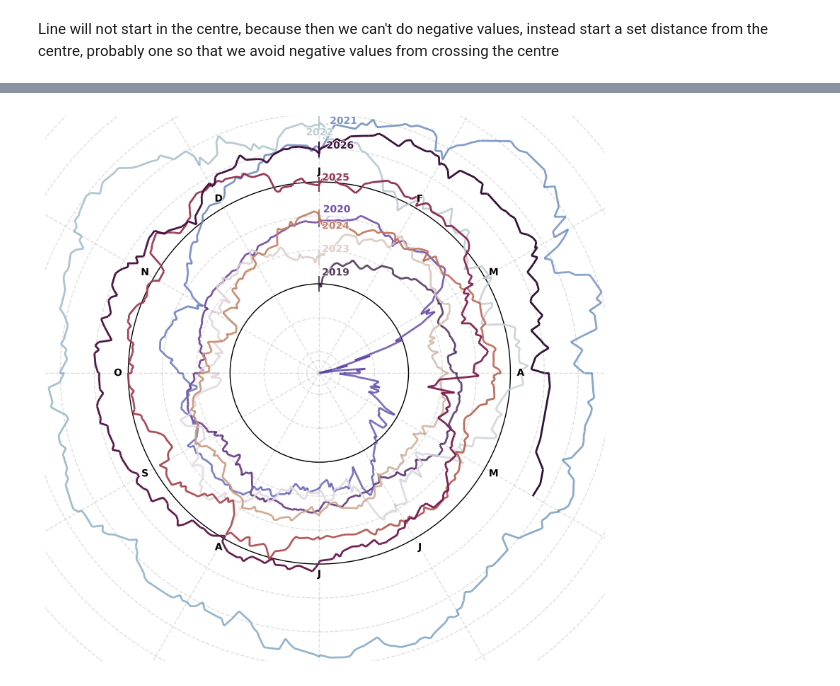
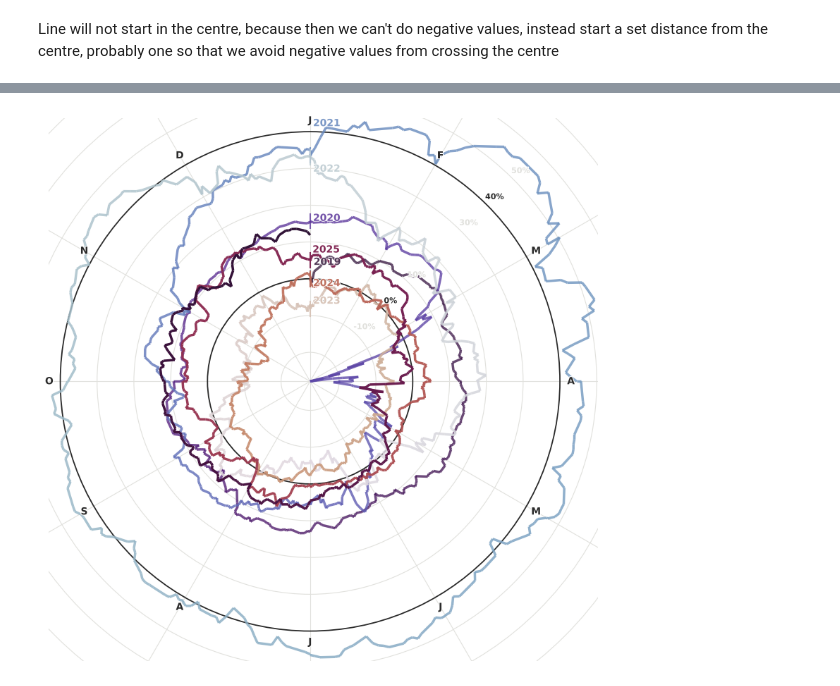
Before and after one commit to vinp505/DataViz, a Jupyter notebook: different_spiral.ipynb, the cells around one changed output, grey strips where cells are left out. Saved outputs shown, nothing was run; the diff lists cells and outputs as text; code cells hidden in the pictures.

Commit message:
Added percentage ticks and changed colors of ticks

```diff
--- a/different_spiral.ipynb
+++ b/different_spiral.ipynb
@@ -2,7 +2,7 @@
 import pandas as pd
 import matplotlib.pyplot as plt
 
-df = pd.read_csv("data/Historic-Data-20th-20th.csv")
+df = pd.read_csv("data/InflAdj_Data_2019_2025-20th-20th.csv")
 # %%
 # df = df.loc[~df["symbol"].isin(df.loc[(df["close"] < 5) & (df["report_date"] == df.groupby('symbol')['report_date'].transform('min'))]["symbol"]),:]
 # %%
@@ -139,19 +113,25 @@ from matplotlib.collections import LineCollection
 from adjustText import adjust_text
 import matplotlib.patheffects as path_effects
 
+minor_line_settings = ("#E1E1DD", 0.8, 1, "-") # color, linewidth, alpha, style
+major_line_settings = ("#2b2b2b", 1.3, 1, "-") # color, linewidth, alpha, style
+data_line_settings = ("twilight_shifted", 2.5, (0.75, 1), "-") # cmap, linewidth, (alpha_min, alpha_max), style
+text_outline_settings = ("white", 1.5) # color, linewidth
+
+
 # 1. Generate sample data (a spiral)
 x = df["x"]
 y = df["y"]
 z = df["cont_time"]  # The values used for coloring
 
-TICKLINE_ALPHA = 0.25
+
 
 # 2. Prepare the segments (reshape points into[N, 1, 2] array)
 points = np.array([x, y]).T.reshape(-1, 1, 2)
 segments = np.concatenate([points[:-1], points[1:]], axis=1)
 
 # 2. Setup the colormap and normalization
-cmap = plt.get_cmap('twilight_shifted') # Ensure this matches your LineCollection
+cmap = plt.get_cmap(data_line_settings[0]) # Ensure this matches your LineCollection
 norm = plt.Normalize(df['cont_time'].min(), df['cont_time'].max())
 
 # 3. Create the LineCollection
@@ -173,12 +153,12 @@ def scale_to_range(arr, new_min=0.5, new_max=1.0):
     return new_min + (arr - old_min) * (new_max - new_min) / (old_max - old_min)
 
 rgba_values = cmap(norm(df['cont_time']))
-rgba_values[:, 3] = scale_to_range(df['cont_time'], new_min=0.75, new_max=1)
+rgba_values[:, 3] = scale_to_range(df['cont_time'], new_min=data_line_settings[2][0], new_max=data_line_settings[2][1])
 
 # lc = LineCollection(segments, cmap=cmap, norm=norm)
 lc = LineCollection(segments, colors=rgba_values)
 # lc.set_array(z)
-lc.set_linewidth(2)
+lc.set_linewidth(data_line_settings[1])
 
 # 4. Add to plot
 line = ax.add_collection(lc)
@@ -219,7 +199,7 @@ for idx in first_year_indices:
 
     # Add the outline (Stroke) and the original text (Normal)
     t.set_path_effects([
-        path_effects.Stroke(linewidth=1.5, foreground='white'),
+        path_effects.Stroke(linewidth=text_outline_settings[1], foreground=text_outline_settings[0]),
         path_effects.Normal()
     ])
     texts.append(t)
@@ -243,12 +223,14 @@ def rotate_vector(vector, angle_degrees):
 # 2. Define the radii for your concentric circles
 # We want circles at 20%, 40%, 60%, 80%, and 100% of the maximum radius
 bar_spacing_percent = 10
-radii = np.arange(-round(shift_zero,-1), round(max_dist, -1), bar_spacing_percent) + shift_zero
+radii = np.arange(-round(shift_zero,-1), round(max_dist, -1), bar_spacing_percent) + shift_zero # Can be negative so change this because if negative it gets converted to positive and does a ring where we don't want it
+radii = radii[radii > 0] # Remove negative radii
+raddi_to_idx = {r: i for i, r in enumerate(radii)}
 
 # Loop through each angle to plot individual lines, the "axis" lines
 month_texts = []
 months = ['J', 'F', 'M', 'A', 'M', 'J', 'J', 'A', 'S', 'O', 'N', 'D']
-ring_num = -6
+ring_num = raddi_to_idx[round(df[df["x"] == 0]["y"].max(), -1) + shift_zero] - 2
 
 for i, angle in enumerate(angles):
     # 1. Define the start (center) and end point
@@ -259,71 +241,104 @@ for i, angle in enumerate(angles):
     # X coordinates:[start_x, end_x], Y coordinates: [start_y, end_y]
     ax.plot([start_point[0], end_point[0]],
             [start_point[1], end_point[1]],
-            color='grey', alpha=TICKLINE_ALPHA, lw=1, linestyle="--")
+            color=minor_line_settings[0], alpha=minor_line_settings[2], lw=minor_line_settings[1], linestyle=minor_line_settings[3], zorder=0)
 
     text_point = rotate_vector(np.array([0, radii[ring_num]+3]), -angle)
 
     t = ax.text(
         text_point[0], text_point[1],
         str(months[i]),
-        color="black",
+        color=major_line_settings[0],
         fontsize=10,
         fontweight='bold',
-        alpha=alpha,
+        alpha=major_line_settings[2],
         ha='center',
         va='center',
     )
     t.set_path_effects([
-        path_effects.Stroke(linewidth=1.5, foreground='white'),
+        path_effects.Stroke(linewidth=text_outline_settings[1], foreground=text_outline_settings[0]),
         path_effects.Normal()
     ])
     month_texts.append(t)
 
+# Add percentage labels for the rings
+for i, r in enumerate(radii[:ring_num+2]):
+    x, y = rotate_vector(np.array([0, r+3]), -angles[2]+angles[1]/2) # Rotate the point on the y-axis to align with the first month line
+    label = f"{int((r - shift_zero))}%"
+    if (r == 0 + shift_zero) or i == ring_num: # Skip the zero point and the month ring
+        t = ax.text(
+        x, y,
+        label,
+        color=major_line_settings[0],
+        fontsize=8,
+        fontweight='bold',
+        alpha=major_line_settings[2],
+        ha='center',
+        va='center',
+        )
+    elif i % 2 == 0:
+        continue
+    else:
+        t = ax.text(
+            x, y,
+            label,
+            color=minor_line_settings[0],
+            fontsize=8,
+            fontweight='bold',
+            alpha=minor_line_settings[2],
+            ha='center',
+            va='center',
+        )
+    t.set_path_effects([
+        path_effects.Stroke(linewidth=text_outline_settings[1], foreground=text_outline_settings[0]),
+        path_effects.Normal()
+    ])
+
 # 3. Add circles to the plot
 for i, r in enumerate(radii):
-    if r == radii[ring_num]:
+    if r == radii[ring_num]: # This is the month ring
         circle = plt.Circle(
             (0, 0),             # Center at the origin (0,0)
             r,                  # Radius
-            color='black',       # Color of the ring
+            color=major_line_settings[0],       # Color of the ring
             fill=False,         # Keep the center transparent
-            linestyle='-',     # Dashed line style
-            linewidth=1,        # Thickness of the ring
-            alpha=1,          # Transparency
+            linestyle=major_line_settings[3],     # Dashed line style
+            linewidth=major_line_settings[1],        # Thickness of the ring
+            alpha=major_line_settings[2],          # Transparency
             zorder=0            # Put behind the data line
         )
         ax.add_patch(circle)
-    else:
+    else: # These are the minor rings
         circle = plt.Circle(
             (0, 0),             # Center at the origin (0,0)
             r,                  # Radius
-            color='grey',       # Color of the ring
+            color=minor_line_settings[0],       # Color of the ring
             fill=False,         # Keep the center transparent
-            linestyle='--',     # Dashed line style
-            linewidth=1,        # Thickness of the ring
-            alpha=TICKLINE_ALPHA,          # Transparency
+            linestyle=minor_line_settings[3],     # Dashed line style
+            linewidth=minor_line_settings[1],        # Thickness of the ring
+            alpha=minor_line_settings[2],          # Transparency
             zorder=0            # Put behind the data line
         )
         ax.add_patch(circle)
-# 3.1. Add zero circle to plot
-circle = plt.Circle(
+
+circle = plt.Circle(            # Zero point ring
             (0, 0),             # Center at the origin (0,0)
             shift_zero,         # Radius
-            color='black',      # Color of the ring
+            color=major_line_settings[0],      # Color of the ring
             fill=False,         # Keep the center transparent
-            linestyle='-',      # Normal line style
-            linewidth=1,        # Thickness of the ring
-            alpha=1,          # Transparency
+            linestyle=major_line_settings[3],      # Normal line style
+            linewidth=major_line_settings[1],        # Thickness of the ring
+            alpha=major_line_settings[2],          # Transparency
             zorder=0            # Put behind the data line
         )
 ax.add_patch(circle)
 
 # 5. Final adjustments
 ax.autoscale_view()
 ax.set_aspect('equal') # Important for spiral/radial plots
 ax.axis('off')
 # ax.set_xlim(xmin=-radii[-1], xmax=radii[-1])
 # ax.set_ylim(ymin=-radii[-1], ymax=radii[-1])
 plt.show()
 # %% [output]
-[figure, old version]
+[figure, new version]
```
Also changed, not shown: parts of 8 cells of this notebook.
